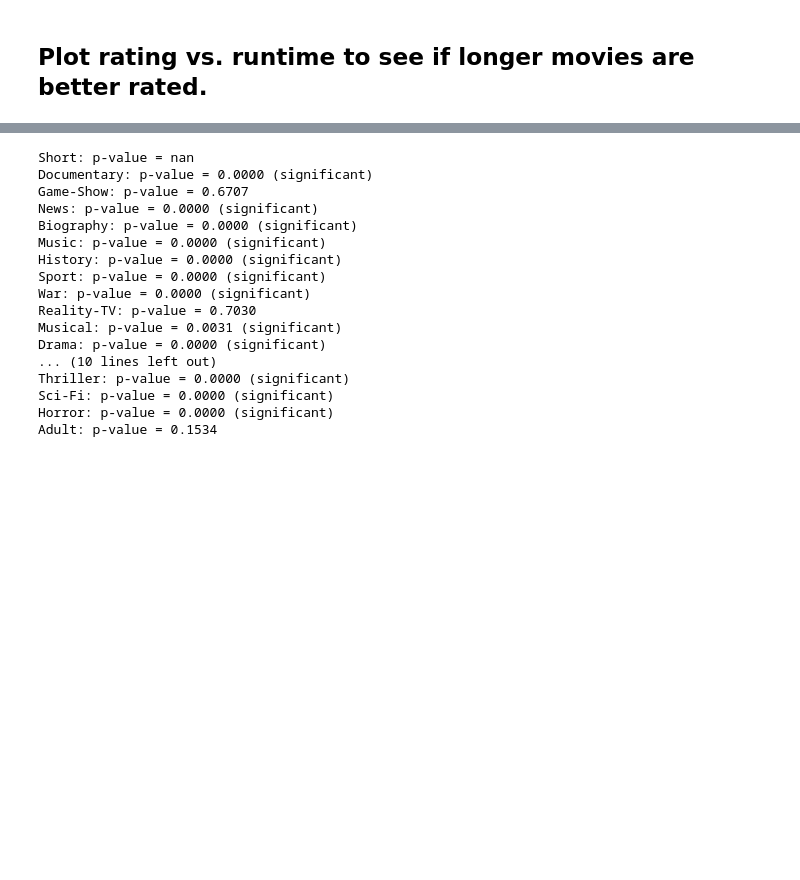
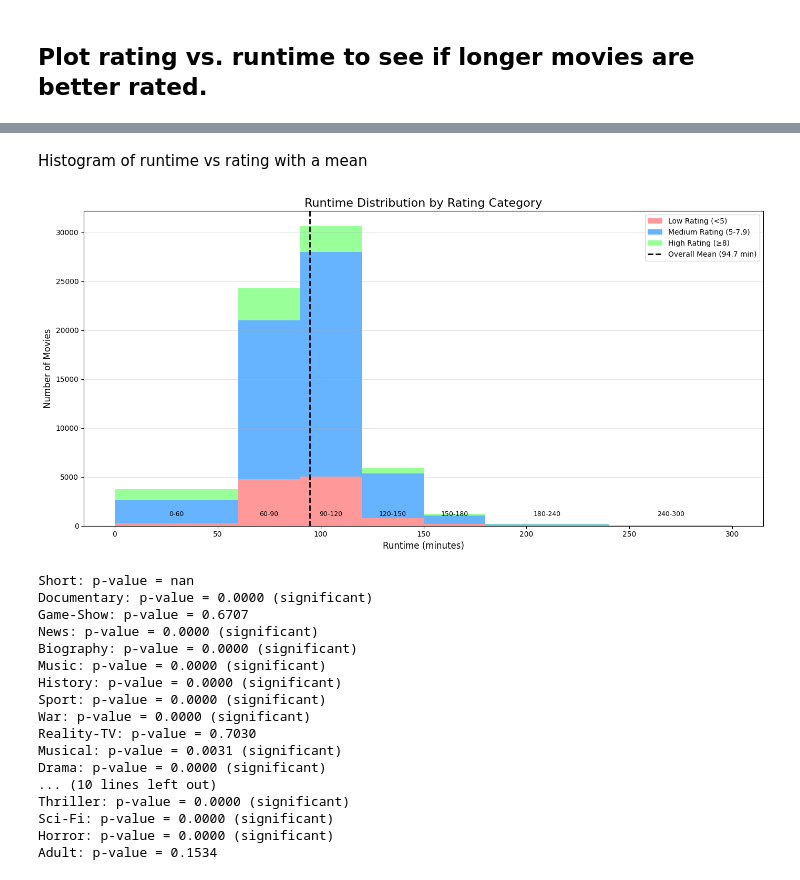
Before and after one commit to Hafsa-mohamed-Ad3n/Box-Office-Blueprint-Data-Driven-Insights-for-Microsoft-s-Movie-Studio-Launch, a Jupyter notebook: Database.ipynb, the cells around one changed output, grey strips where cells are left out. Drawn from its saved outputs; the diff is of its cells as text; code cells hidden in the pictures; blank space fills up the shorter version.

```diff
--- a/Database.ipynb
+++ b/Database.ipynb
@@ -682,3 +748,44 @@ JOIN movie_ratings AS mr
+# %% [markdown]
+Histogram of runtime vs rating with a mean
+# %%
+plt.figure(figsize=(14, 7))
+
+# Create histogram bins
+bins = [0, 60, 90, 120, 150, 180, 240, 300]
+
+# Plot stacked histograms
+plt.hist(
+    [df[df['averagerating'] < 5]['runtime_minutes'],
+    df[df['averagerating'].between(5, 7.9)]['runtime_minutes'],
+    df[df['averagerating'] >= 8]['runtime_minutes']],
+    bins=bins,
+    color=['#ff9999', '#66b3ff', '#99ff99'],
+    stacked=True,
+    label=['Low Rating (<5)', 'Medium Rating (5-7.9)', 'High Rating (≥8)']
+)
+
+# Add mean line
+overall_mean = df['runtime_minutes'].mean()
+plt.axvline(overall_mean, color='black', linestyle='--', linewidth=2,
+            label=f'Overall Mean ({overall_mean:.1f} min)')
+
+# Add labels and decorations
+plt.title('Runtime Distribution by Rating Category', fontsize=16)
+plt.xlabel('Runtime (minutes)', fontsize=12)
+plt.ylabel('Number of Movies', fontsize=12)
+plt.legend()
+plt.grid(axis='y', alpha=0.3)
+
+# Add bin labels
+bin_centers = [(bins[i] + bins[i+1])/2 for i in range(len(bins)-1)]
+for i in range(len(bins)-1):
+    plt.text(bin_centers[i], 1000, f'{bins[i]}-{bins[i+1]}',
+             ha='center', fontsize=9)
+
+plt.tight_layout()
+plt.show()
+# %% [output]
+[figure, added]
 # %%
 for genre in genre_stats['genres']:
     genre_vals = genre_ratings[genre_ratings['genres'] == genre]['averagerating']
```
Also changed, not shown: parts of 5 cells of this notebook.
